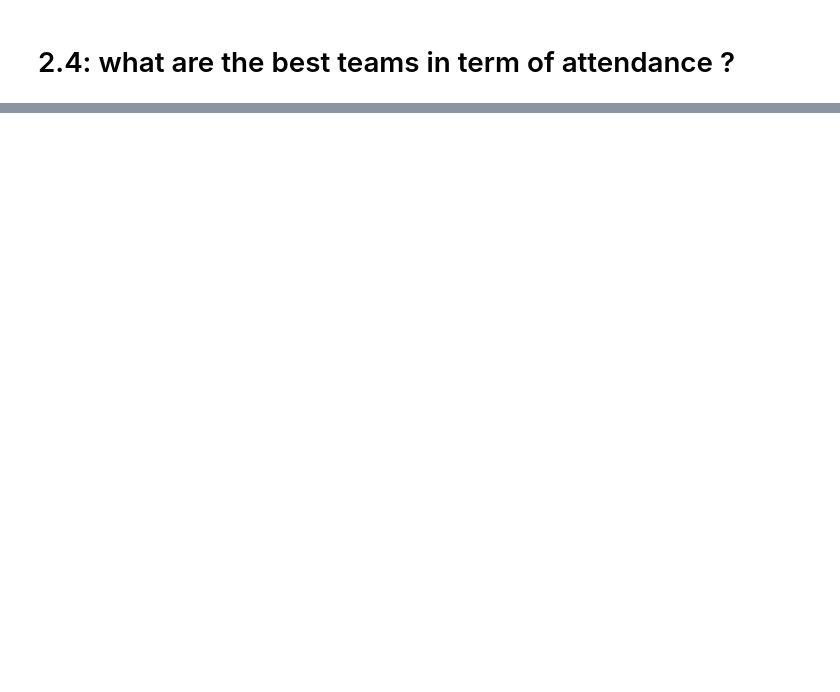
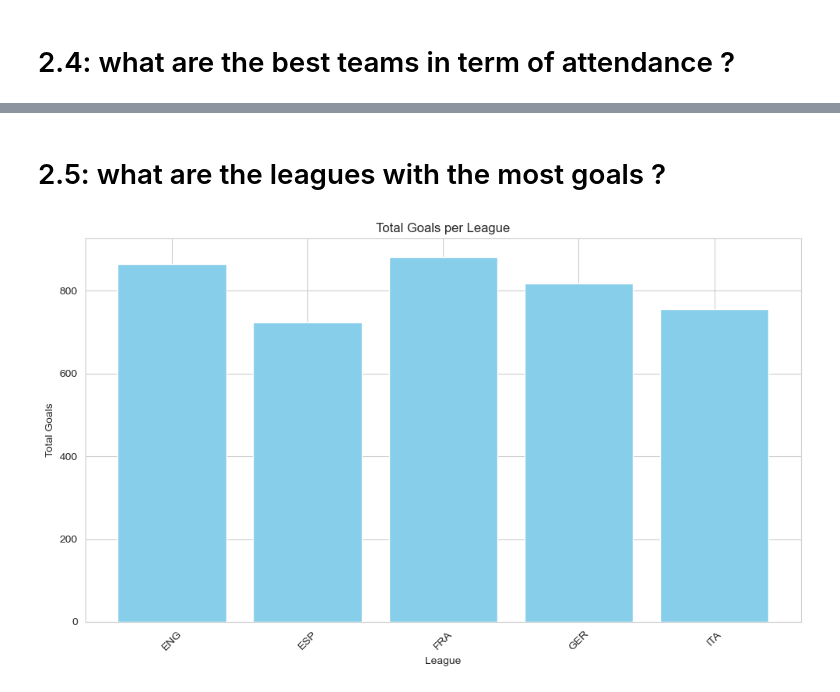
Before and after one commit to com-480-data-visualization/com-480-project-DonPollo, a Jupyter notebook: milestone1.ipynb, the cells around one changed output, grey strips where cells are left out. Cells and saved outputs as stored; diff of their text form; code cells hidden in the pictures; blank space fills up the shorter version.

```diff
--- a/milestone1.ipynb
+++ b/milestone1.ipynb
@@ -225,0 +222,15 @@ plt.show()
+# %% [markdown]
+# 2.5: what are the leagues with the most goals ?
+# %%
+total_goals = teamStatsDf.groupby('Country')['GF'].sum().reset_index()
+
+fig, ax = plt.subplots(figsize=(10, 6))
+ax.bar(total_goals['Country'], total_goals['GF'], color='skyblue')
+ax.set_xlabel('League')
+ax.set_ylabel('Total Goals')
+ax.set_title('Total Goals per League')
+plt.xticks(rotation=45)
+plt.tight_layout()
+plt.show()
+# %% [output]
+[figure, added]
```
Also changed, not shown: parts of 22 cells of this notebook, 1 other file.
